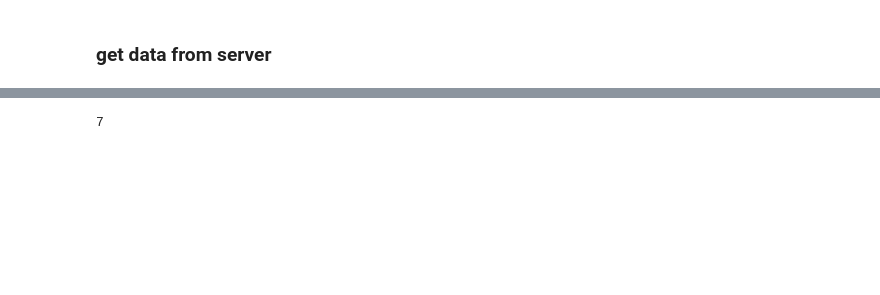
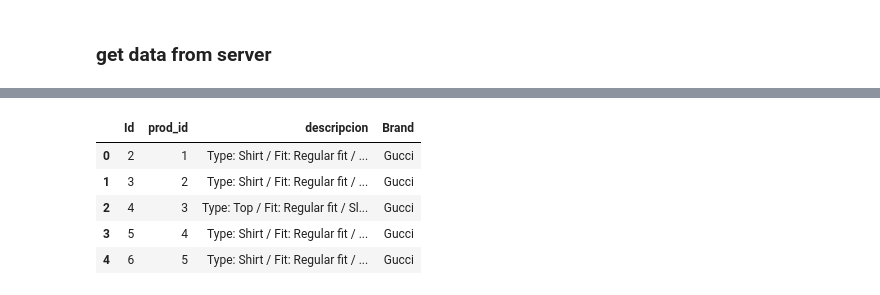
Before and after one commit to JDST10/Fashion, a Jupyter notebook: gpt/test.ipynb, the cells around one changed output, grey strips where cells are left out. Saved outputs shown, nothing was run; the diff lists cells and outputs as text; code cells hidden in the pictures; blank space fills up the shorter version.

```diff
--- a/gpt/test.ipynb
+++ b/gpt/test.ipynb
@@ -252,4 +49,13 @@ SQLf.sql_db_functions.close_connection_db(conn=conn,cursor=cursor)
-# %%
-len(df) % 10
-# %% [output]
-7
+# %%
+df['descripcion'] = df['descripcion'].str.replace('\n*', ' / ')
+df['descripcion'] = df['descripcion'].str.replace(r'\s+', ' ')
+df['descripcion'] = df['descripcion'].str.replace('*', ' ')
+
+df.head(5)
+# %% [output]
+|  | Id | prod_id | descripcion | Brand |
+| 0 | 2 | 1 | Type: Shirt / Fit: Regular fit / ... | Gucci |
+| 1 | 3 | 2 | Type: Shirt / Fit: Regular fit / ... | Gucci |
+| 2 | 4 | 3 | Type: Top / Fit: Regular fit / Sl... | Gucci |
+| 3 | 5 | 4 | Type: Shirt / Fit: Regular fit / ... | Gucci |
+| 4 | 6 | 5 | Type: Shirt / Fit: Regular fit / ... | Gucci |
```
Also changed, not shown: parts of 59 cells of this notebook, 11 other files.
